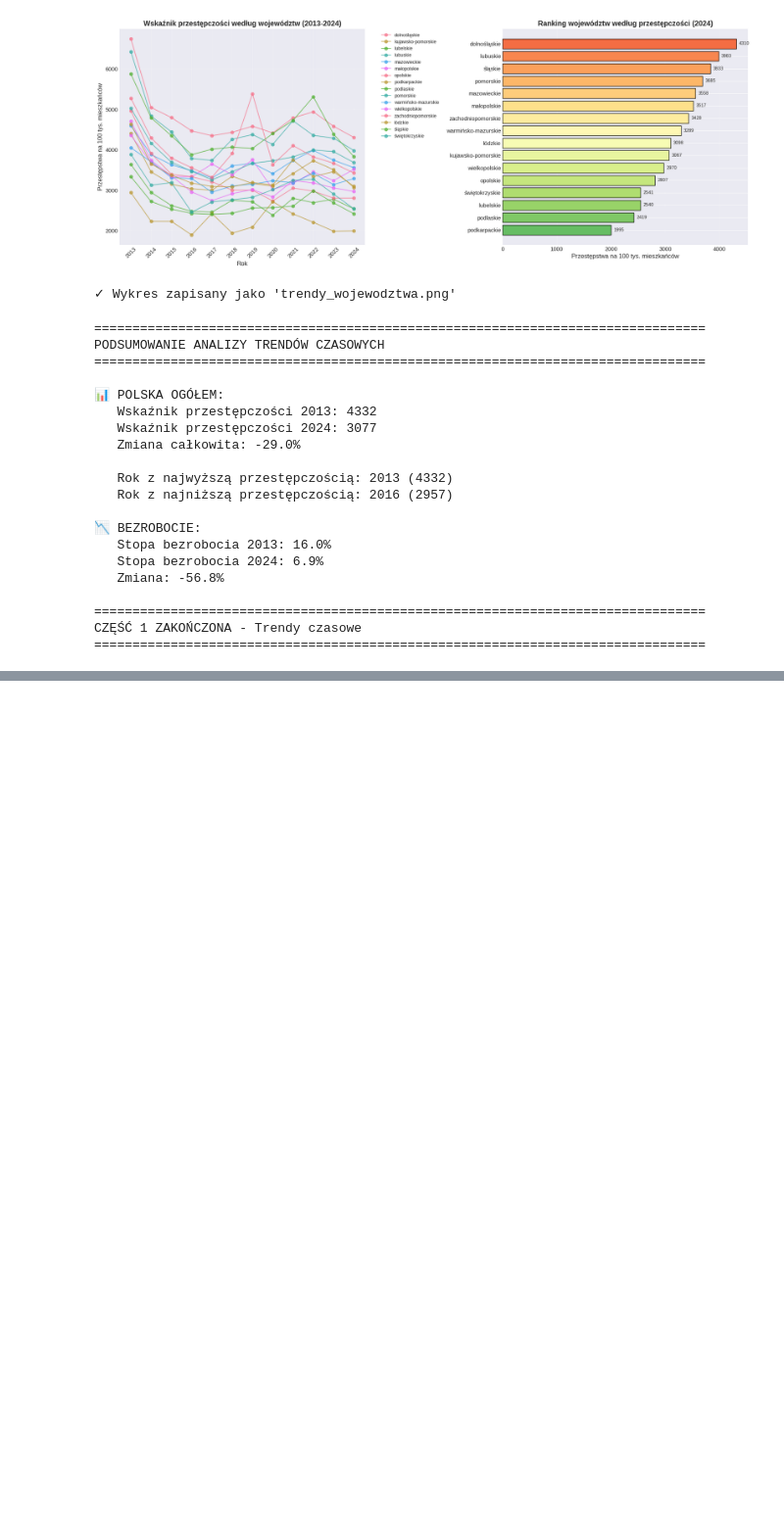
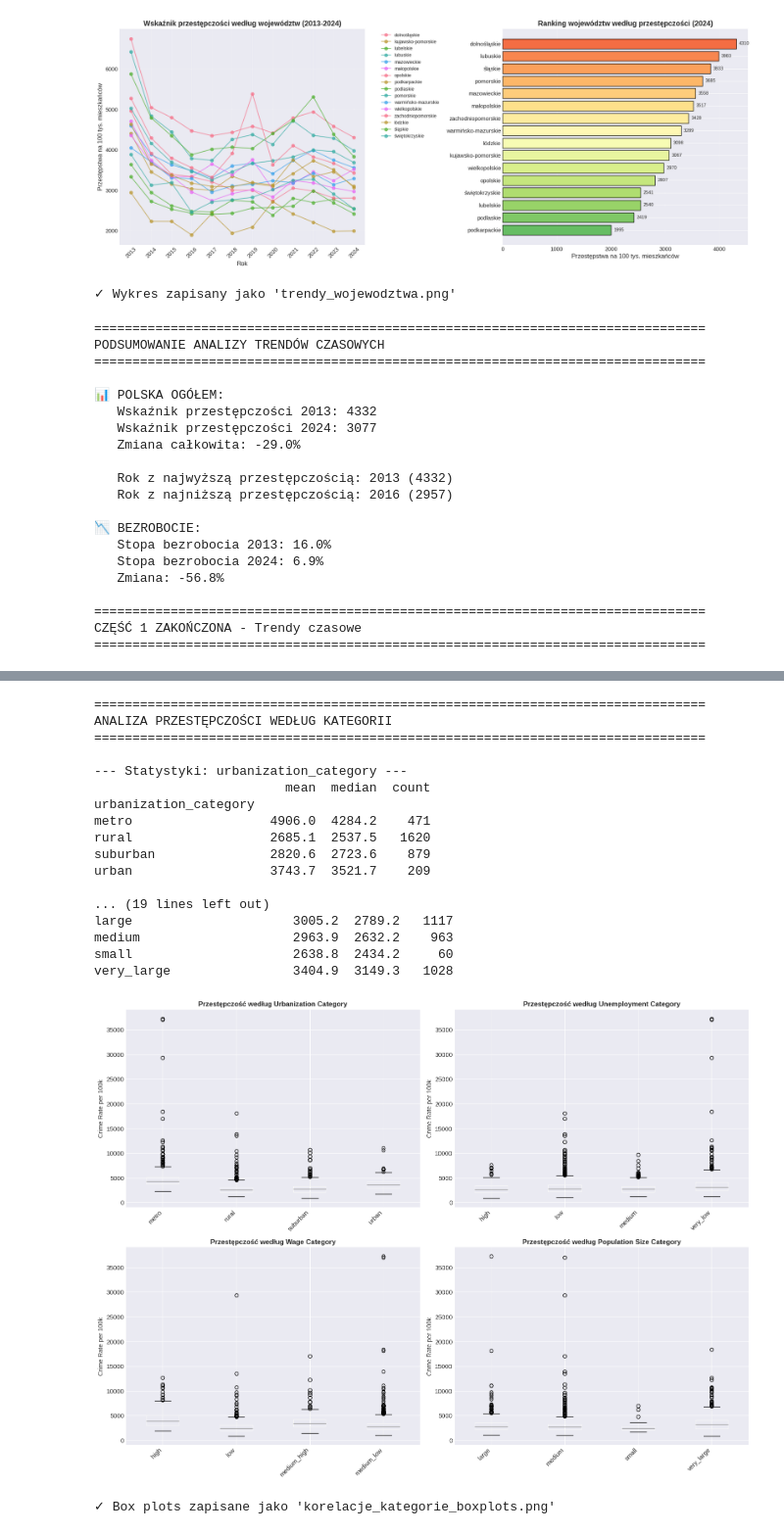
Before and after one commit to imizgun/polish-crimes-eda, a Jupyter notebook: polish_crimes_eda.ipynb, the cells around one changed output, grey strips where cells are left out. Shown at 98% size. Cells and saved outputs as stored; diff of their text form; code cells hidden in the pictures; blank space fills up the shorter version.

```diff
--- a/polish_crimes_eda.ipynb
+++ b/polish_crimes_eda.ipynb
@@ -394,0 +680,60 @@ CZĘŚĆ 1 ZAKOŃCZONA - Trendy czasowe
+# %%
+print("\n" + "="*80)
+print("ANALIZA PRZESTĘPCZOŚCI WEDŁUG KATEGORII")
+print("="*80)
+
+# Jeśli mamy kategorie w datasecie
+categorical_vars = ['urbanization_category', 'unemployment_category',
+                    'wage_category', 'population_size_category']
+
+existing_cats = [cat for cat in categorical_vars if cat in df_ml_ready.columns]
+
+if existing_cats:
+    fig, axes = plt.subplots(2, 2, figsize=(16, 12))
+    axes = axes.flatten()
+
+    for idx, cat_var in enumerate(existing_cats[:4]):
+        ax = axes[idx]
+
+        # Box plot
+        df_sorted = df_ml_ready.sort_values(cat_var)
+        df_sorted.boxplot(column='crime_rate_per_100k', by=cat_var, ax=ax)
+
+        ax.set_title(f'Przestępczość według {cat_var.replace("_", " ").title()}',
+                    fontsize=12, fontweight='bold')
+        ax.set_xlabel('')
+        ax.set_ylabel('Crime Rate per 100k', fontsize=11)
+        plt.sca(ax)
+        plt.xticks(rotation=45, ha='right')
+
+        # Statystyki
+        stats_by_cat = df_ml_ready.groupby(cat_var)['crime_rate_per_100k'].agg(['mean', 'median', 'count'])
+        print(f"\n--- Statystyki: {cat_var} ---")
+        print(stats_by_cat.round(1))
+
+    plt.suptitle('')  # Usuń domyślny tytuł
+    plt.tight_layout()
+    plt.savefig('./output/imgs/korelacje_kategorie_boxplots.png', dpi=300, bbox_inches='tight')
+    plt.show()
+
+    print("\n✓ Box plots zapisane jako 'korelacje_kategorie_boxplots.png'")
+# %% [output]
+================================================================================
+ANALIZA PRZESTĘPCZOŚCI WEDŁUG KATEGORII
+================================================================================
+
+--- Statystyki: urbanization_category ---
+                         mean  median  count
+urbanization_category
+metro                  4906.0  4284.2    471
+rural                  2685.1  2537.5   1620
+suburban               2820.6  2723.6    879
+urban                  3743.7  3521.7    209
+
+... (19 lines left out)
+large                     3005.2  2789.2   1117
+medium                    2963.9  2632.2    963
+small                     2638.8  2434.2     60
+very_large                3404.9  3149.3   1028
+[figure, added]
+✓ Box plots zapisane jako 'korelacje_kategorie_boxplots.png'
```
Also changed, not shown: parts of 14 cells of this notebook, 3 other files.
